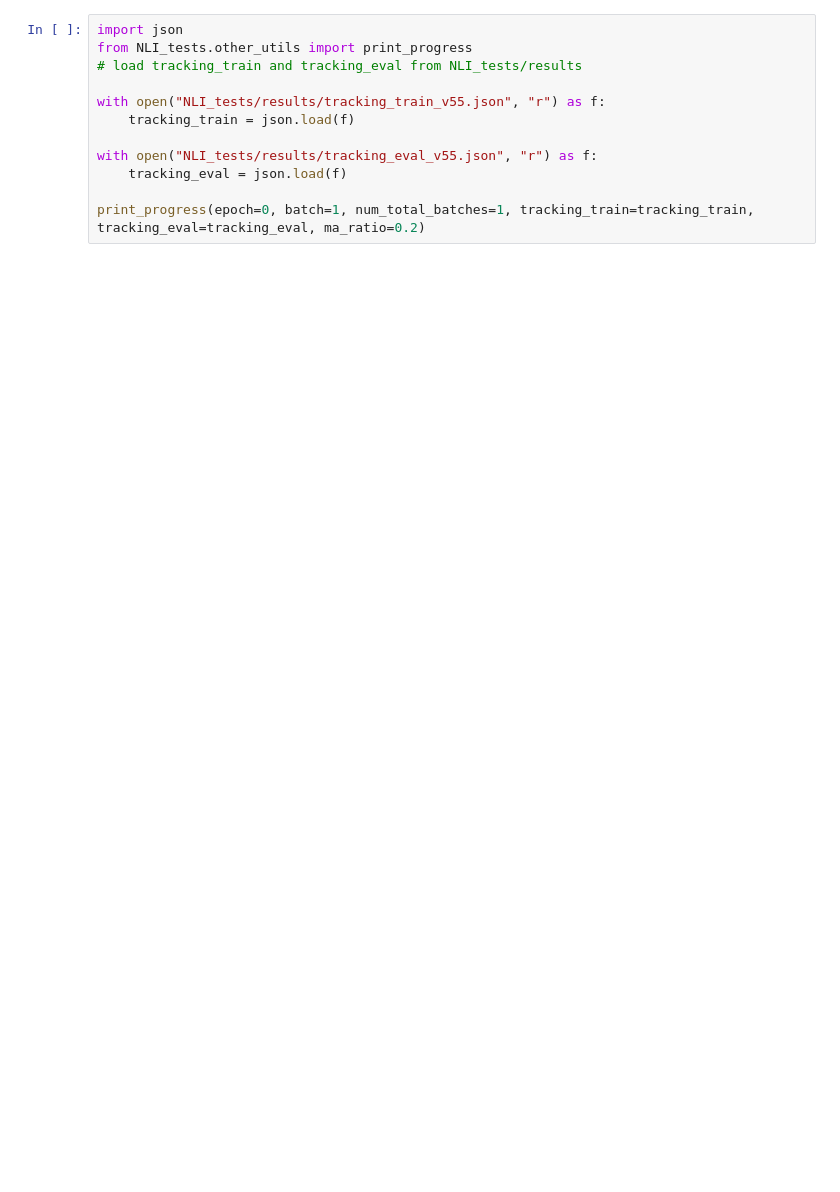
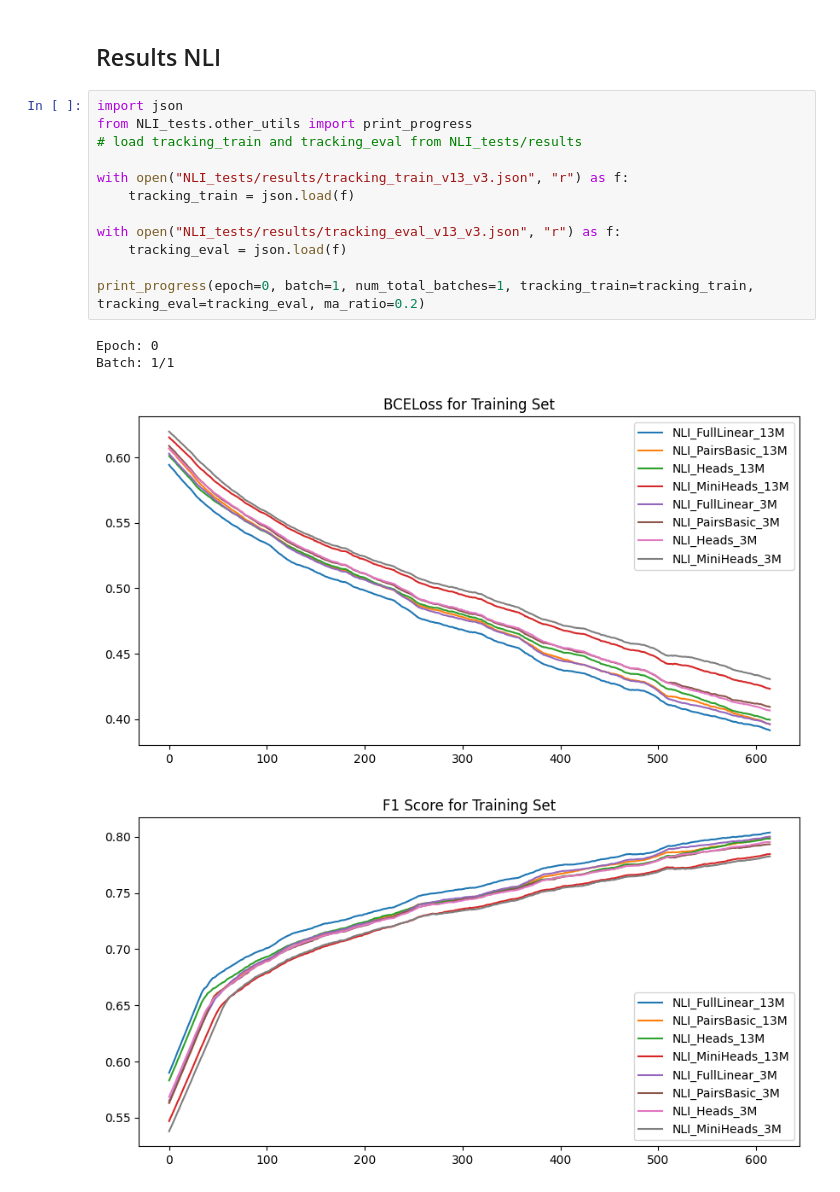
Before and after one commit to ignajgalloupm/tfm_disinformation, a Jupyter notebook: visualize.ipynb, the cells around one changed output. Drawn from its saved outputs; the diff is of its cells as text; blank space fills up the shorter version.

```diff
--- a/visualize.ipynb
+++ b/visualize.ipynb
@@ -94,12 +190,19 @@ Estimated Total Size (MB): 50.57
+# %% [markdown]
+## Results NLI
 # %%
 import json
 from NLI_tests.other_utils import print_progress
 # load tracking_train and tracking_eval from NLI_tests/results
 
-with open("NLI_tests/results/tracking_train_v55.json", "r") as f:
+with open("NLI_tests/results/tracking_train_v13_v3.json", "r") as f:
     tracking_train = json.load(f)
 
-with open("NLI_tests/results/tracking_eval_v55.json", "r") as f:
+with open("NLI_tests/results/tracking_eval_v13_v3.json", "r") as f:
     tracking_eval = json.load(f)
 
 print_progress(epoch=0, batch=1, num_total_batches=1, tracking_train=tracking_train, tracking_eval=tracking_eval, ma_ratio=0.2)
+# %% [output]
+Epoch: 0
+Batch: 1/1
+[figure, added]
+[figure, added]
```
Also changed, not shown: parts of 15 cells of this notebook, 19 other files.
